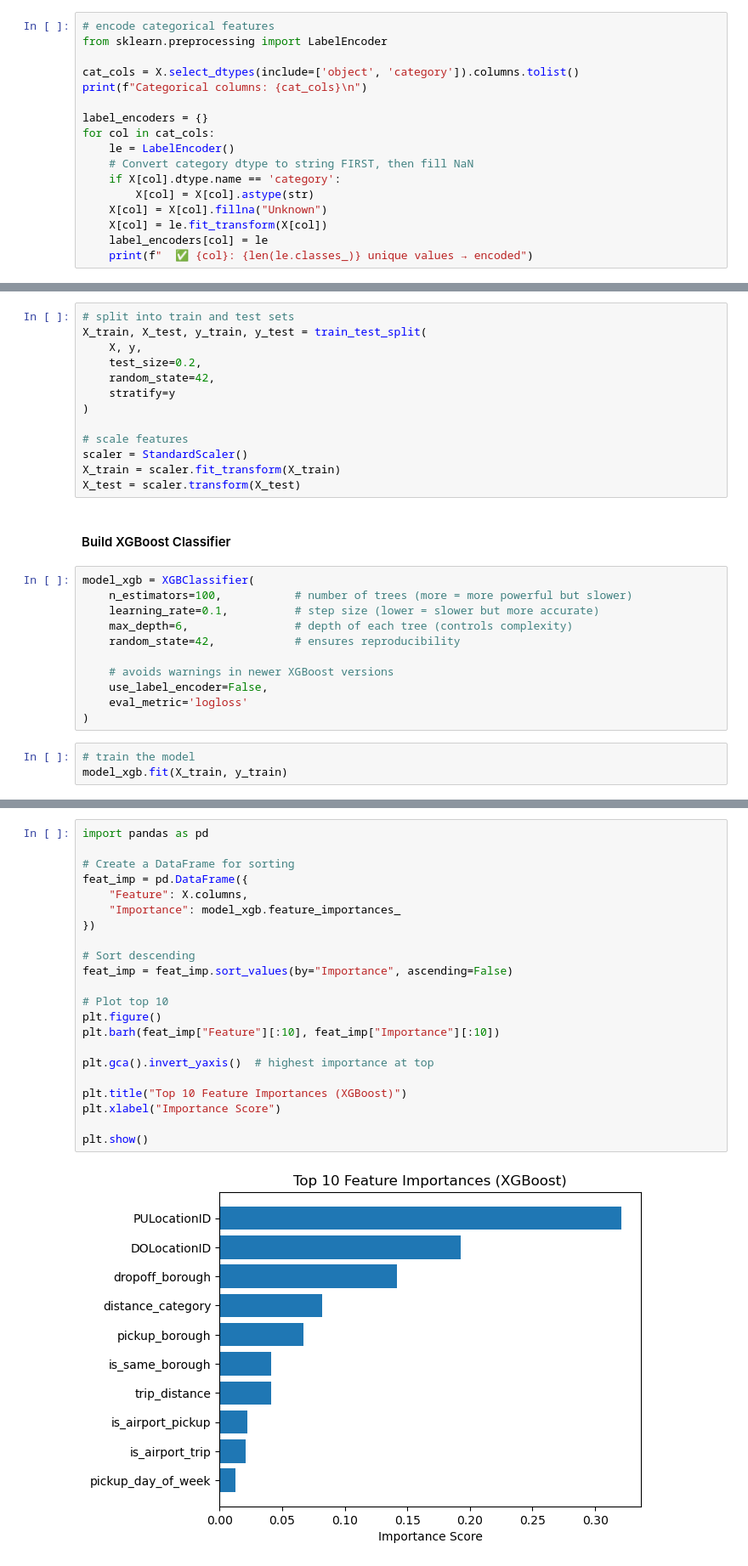
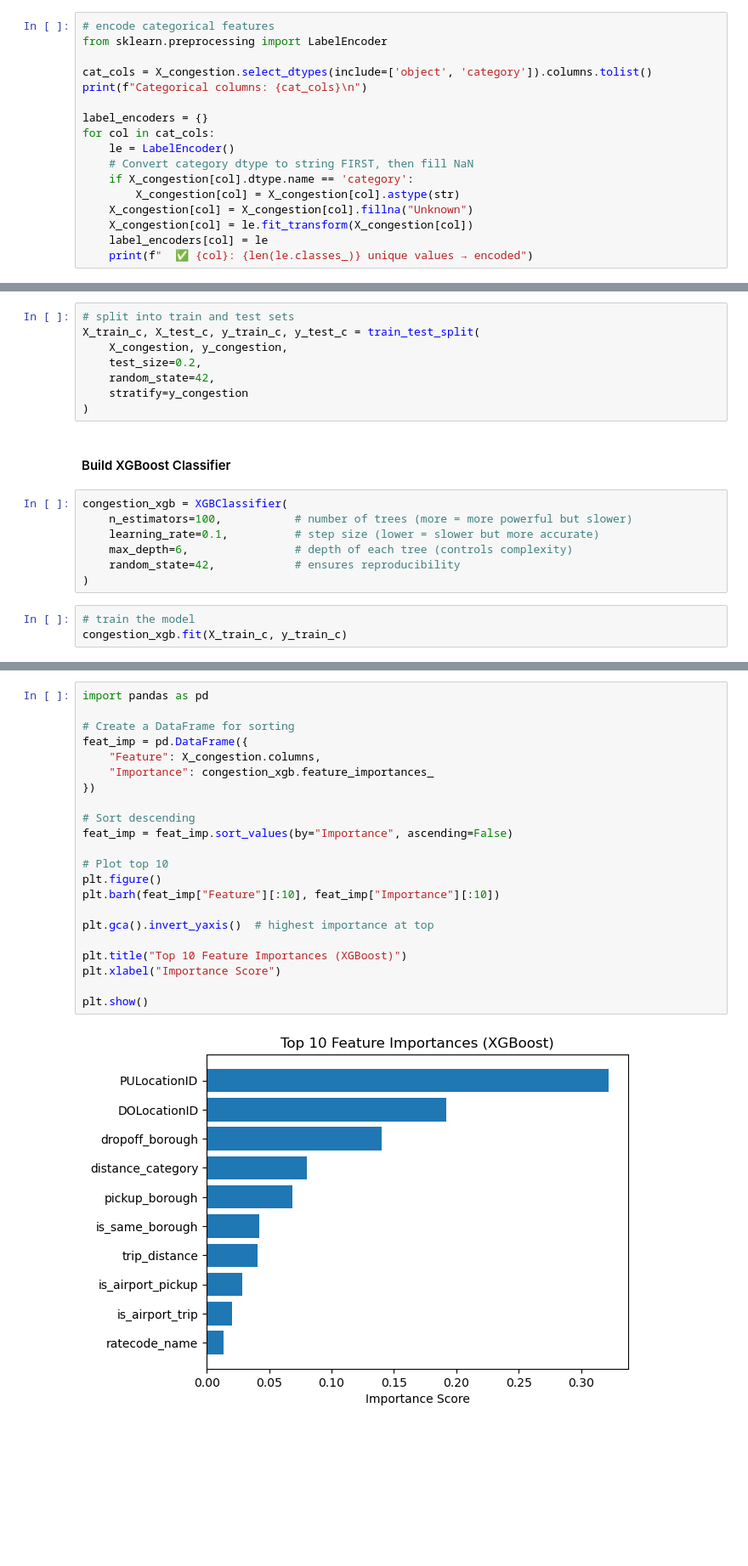
Before and after one commit to SU-IST707-SP26/group-project-avengers, a Jupyter notebook: work/05_advanced_models/Morgan_XGB.ipynb, the cells around one changed output, grey strips where cells are left out. Shown at 85% size. Saved outputs shown, nothing was run; the diff lists cells and outputs as text; blank space fills up the shorter version.

```diff
--- a/work/05_advanced_models/Morgan_XGB.ipynb
+++ b/work/05_advanced_models/Morgan_XGB.ipynb
@@ -97,17 +103,17 @@ Feature matrix shape: (100000, 22)
 # encode categorical features
 from sklearn.preprocessing import LabelEncoder
 
-cat_cols = X.select_dtypes(include=['object', 'category']).columns.tolist()
+cat_cols = X_congestion.select_dtypes(include=['object', 'category']).columns.tolist()
 print(f"Categorical columns: {cat_cols}\n")
 
 label_encoders = {}
 for col in cat_cols:
     le = LabelEncoder()
     # Convert category dtype to string FIRST, then fill NaN
-    if X[col].dtype.name == 'category':
-        X[col] = X[col].astype(str)
-    X[col] = X[col].fillna("Unknown")
-    X[col] = le.fit_transform(X[col])
+    if X_congestion[col].dtype.name == 'category':
+        X_congestion[col] = X_congestion[col].astype(str)
+    X_congestion[col] = X_congestion[col].fillna("Unknown")
+    X_congestion[col] = le.fit_transform(X_congestion[col])
     label_encoders[col] = le
     print(f"  ✅ {col}: {len(le.classes_)} unique values → encoded")
 # %% [output]
@@ -123,31 +128,22 @@ Categorical columns: ['time_of_day', 'pickup_borough', 'dropoff_borough', 'dista
 #### Split into train/test sets
 # %%
 # split into train and test sets
-X_train, X_test, y_train, y_test = train_test_split(
-    X, y,
+X_train_c, X_test_c, y_train_c, y_test_c = train_test_split(
+    X_congestion, y_congestion,
     test_size=0.2,
     random_state=42,
-    stratify=y
+    stratify=y_congestion
 )
-
-# scale features
-scaler = StandardScaler()
-X_train = scaler.fit_transform(X_train)
-X_test = scaler.transform(X_test)
 # %% [markdown]
 #### Build XGBoost Classifier
 # %%
-model_xgb = XGBClassifier(
+congestion_xgb = XGBClassifier(
     n_estimators=100,           # number of trees (more = more powerful but slower)
     learning_rate=0.1,          # step size (lower = slower but more accurate)
     max_depth=6,                # depth of each tree (controls complexity)
     random_state=42,            # ensures reproducibility
-
-    # avoids warnings in newer XGBoost versions
-    use_label_encoder=False,
-    eval_metric='logloss'
 )
 # %%
 # train the model
-model_xgb.fit(X_train, y_train)
+congestion_xgb.fit(X_train_c, y_train_c)
 # %% [output]
@@ -220,27 +214,27 @@ plt.show()
 # %%
 import pandas as pd
 
 # Create a DataFrame for sorting
 feat_imp = pd.DataFrame({
-    "Feature": X.columns,
-    "Importance": model_xgb.feature_importances_
+    "Feature": X_congestion.columns,
+    "Importance": congestion_xgb.feature_importances_
 })
 
 # Sort descending
 feat_imp = feat_imp.sort_values(by="Importance", ascending=False)
 
 # Plot top 10
 plt.figure()
 plt.barh(feat_imp["Feature"][:10], feat_imp["Importance"][:10])
 
 plt.gca().invert_yaxis()  # highest importance at top
 
 plt.title("Top 10 Feature Importances (XGBoost)")
 plt.xlabel("Importance Score")
 
 plt.show()
 # %% [output]
-[figure, old version]
+[figure, new version]
 # %%
 from sklearn.metrics import confusion_matrix
 import seaborn as sns
```
Also changed, not shown: parts of 17 cells of this notebook.
